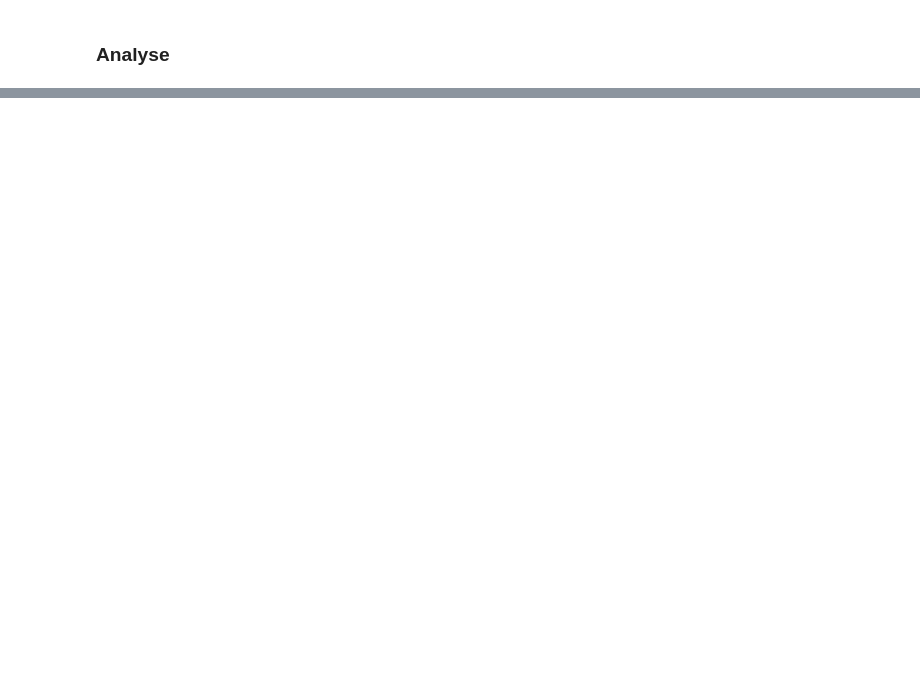
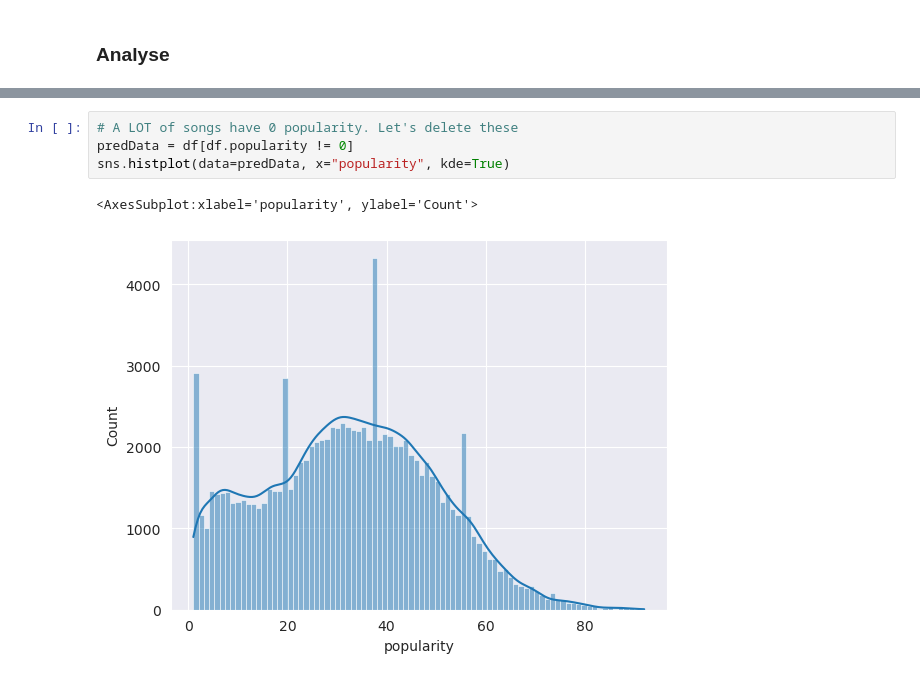
Before and after one commit to Thibo1A/VinyleProject, a Jupyter notebook: analyse.ipynb, the cells around one changed output, grey strips where cells are left out. Saved outputs shown, nothing was run; the diff lists cells and outputs as text; blank space fills up the shorter version.

```diff
--- a/analyse.ipynb
+++ b/analyse.ipynb
@@ -41,0 +257,7 @@ df.corr() # Calculer la matrice de corrélation entre les colonnes
+# %%
+# A LOT of songs have 0 popularity. Let's delete these
+predData = df[df.popularity != 0]
+sns.histplot(data=predData, x="popularity", kde=True)
+# %% [output]
+<AxesSubplot:xlabel='popularity', ylabel='Count'>
+[figure, added]
```
Also changed, not shown: parts of 28 cells of this notebook, 2 other files.
